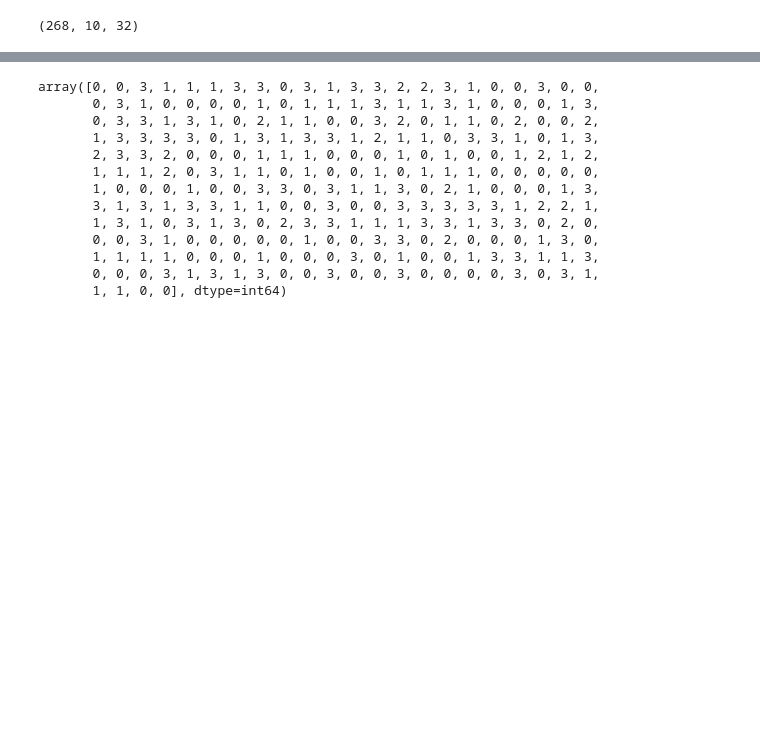
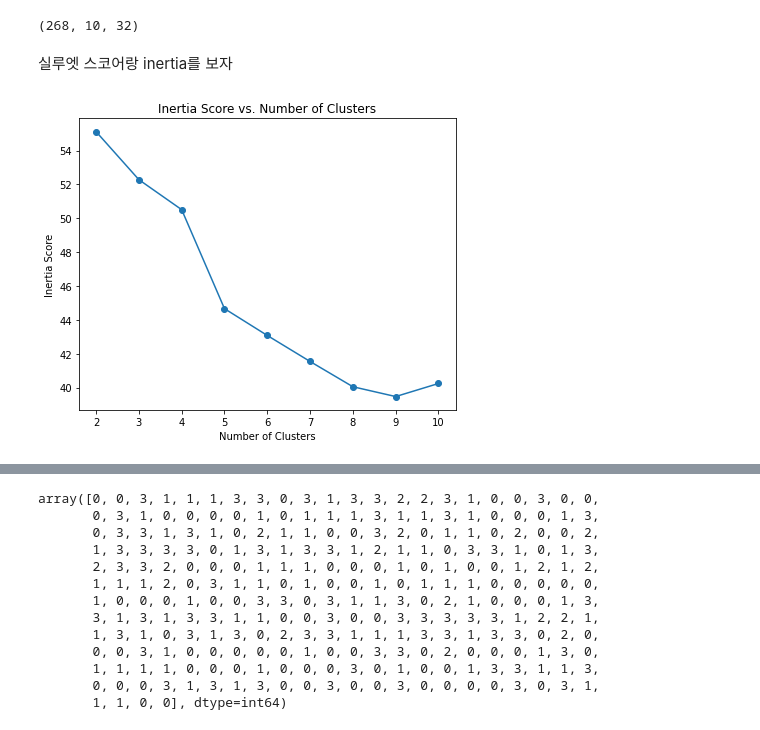
Before and after one commit to passion3659/ssd-failure, a Jupyter notebook: MB1_Clustering.ipynb, the cells around one changed output, grey strips where cells are left out. Saved outputs shown, nothing was run; the diff lists cells and outputs as text; code cells hidden in the pictures; blank space fills up the shorter version.

```diff
--- a/MB1_Clustering.ipynb
+++ b/MB1_Clustering.ipynb
@@ -210,3 +213,5 @@ to_cluster = to_cluster[:, :, 1:]
 to_cluster.shape
 # %% [output]
 (268, 10, 32)
+# %% [markdown]
+실루엣 스코어랑 inertia를 보자
@@ -212,0 +222,27 @@ to_cluster.shape
+# %%
+def calculate_scores(num_clusters, data_scaled):
+    km_dtw = TimeSeriesKMeans(n_clusters=num_clusters, metric="dtw")
+    clusters = km_dtw.fit_predict(data_scaled)
+    silhouette = silhouette_score(data_scaled.reshape(data_scaled.shape[0], -1), clusters)
+    inertia = km_dtw.inertia_
+    return silhouette, inertia
+# %%
+num_clusters_range = range(2, 11)
+silhouette_scores = []
+inertia_scores = []
+
+for k in num_clusters_range:
+    silhouette, inertia = calculate_scores(k, data_scaled)
+    silhouette_scores.append(silhouette)
+    inertia_scores.append(inertia)
+# %%
+# Plot only the Inertia Score vs. Number of Clusters
+plt.figure(figsize=(6, 5))
+plt.plot(num_clusters_range, inertia_scores, marker='o')
+plt.xlabel("Number of Clusters")
+plt.ylabel("Inertia Score")
+plt.title("Inertia Score vs. Number of Clusters")
+plt.tight_layout()
+plt.show()
+# %% [output]
+[figure, added]
```
Also changed, not shown: parts of 6 cells of this notebook.
